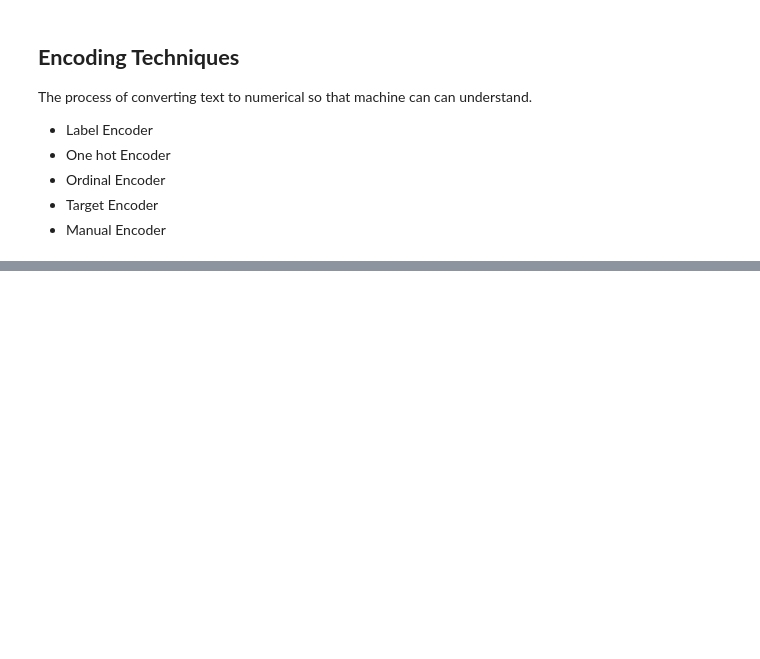
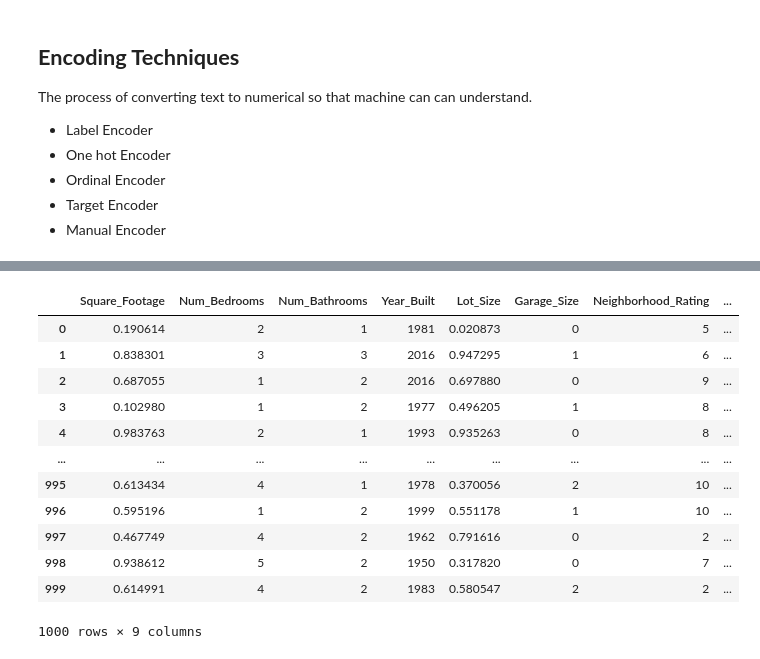
Before and after one commit to nimitha123-kd/Take-IT-Smart-Internship, a Jupyter notebook: House_Price_Regression_Proj.ipynb, the cells around one changed output, grey strips where cells are left out. Cells and saved outputs as stored; diff of their text form; code cells hidden in the pictures; blank space fills up the shorter version.

```diff
--- a/House_Price_Regression_Proj.ipynb
+++ b/House_Price_Regression_Proj.ipynb
@@ -554,0 +535,23 @@ The process of converting text to numerical so that machine can can understand.
+# %%
+df = data.copy()
+# %%
+from sklearn.preprocessing import MinMaxScaler
+scaler = MinMaxScaler()
+df[['Square_Footage']] = scaler.fit_transform(data[['Square_Footage']])
+df[['Lot_Size']] = scaler.fit_transform(data[['Lot_Size']])
+# %%
+df
+# %% [output]
+|  | Square_Footage | Num_Bedrooms | Num_Bathrooms | Year_Built | Lot_Size | Garage_Size | Neighborhood_Rating | ... |
+| 0 | 0.190614 | 2 | 1 | 1981 | 0.020873 | 0 | 5 | ... |
+| 1 | 0.838301 | 3 | 3 | 2016 | 0.947295 | 1 | 6 | ... |
+| 2 | 0.687055 | 1 | 2 | 2016 | 0.697880 | 0 | 9 | ... |
+| 3 | 0.102980 | 1 | 2 | 1977 | 0.496205 | 1 | 8 | ... |
+| 4 | 0.983763 | 2 | 1 | 1993 | 0.935263 | 0 | 8 | ... |
+| ... | ... | ... | ... | ... | ... | ... | ... | ... |
+| 995 | 0.613434 | 4 | 1 | 1978 | 0.370056 | 2 | 10 | ... |
+| 996 | 0.595196 | 1 | 2 | 1999 | 0.551178 | 1 | 10 | ... |
+| 997 | 0.467749 | 4 | 2 | 1962 | 0.791616 | 0 | 2 | ... |
+| 998 | 0.938612 | 5 | 2 | 1950 | 0.317820 | 0 | 7 | ... |
+| 999 | 0.614991 | 4 | 2 | 1983 | 0.580547 | 2 | 2 | ... |
+1000 rows × 9 columns
```
Also changed, not shown: parts of 44 cells of this notebook.
